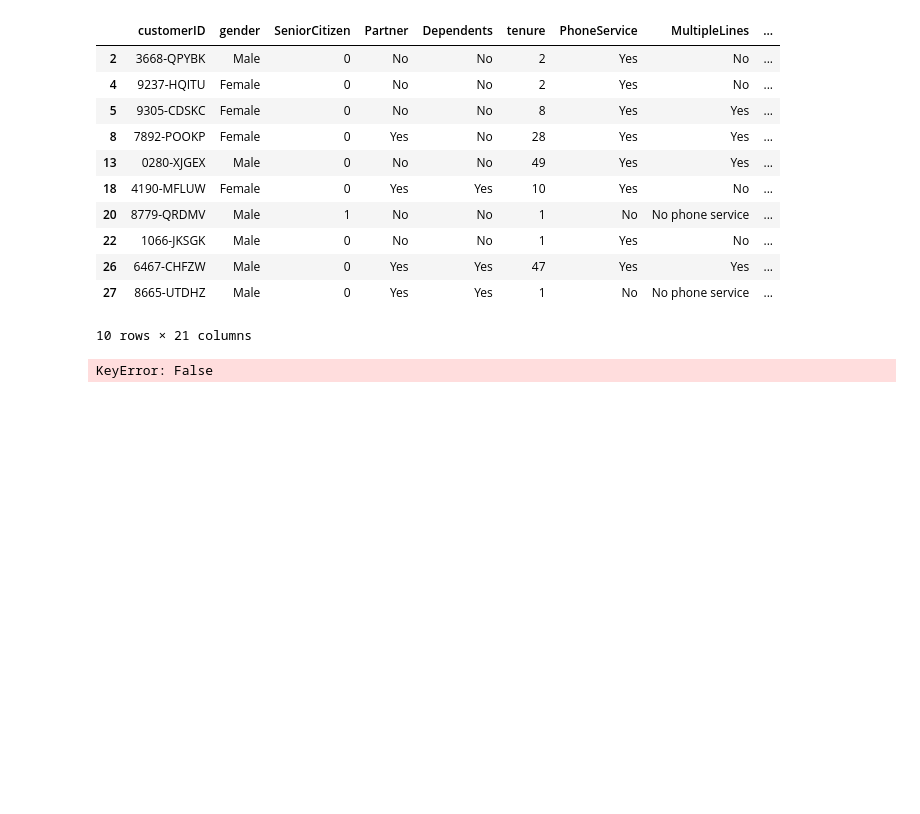
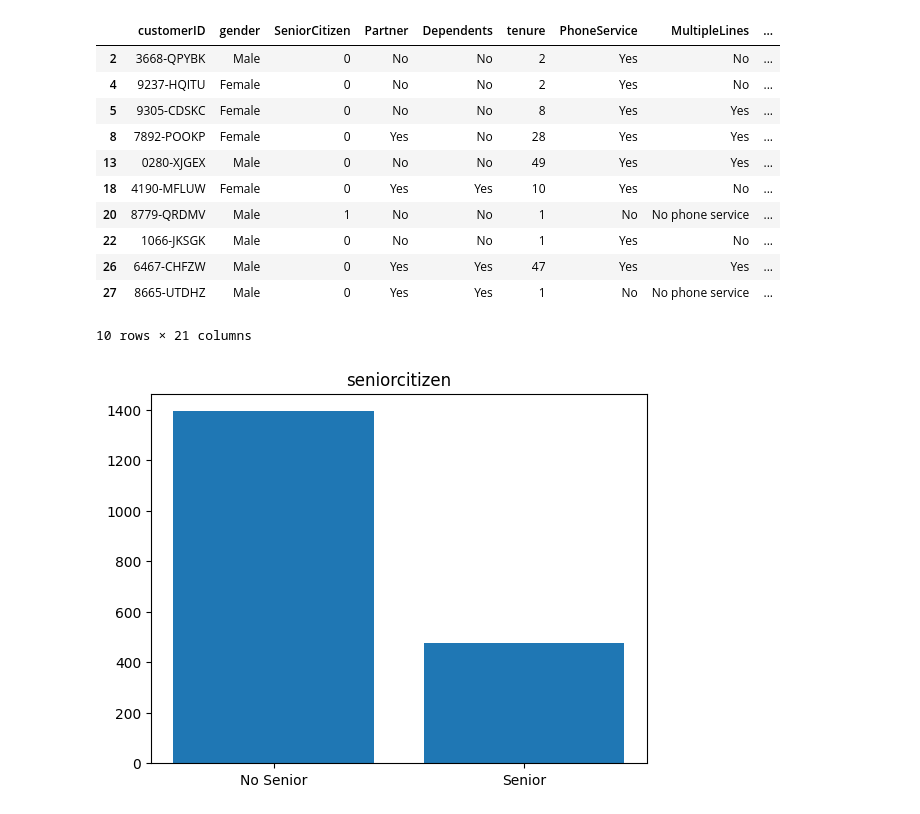
Before and after one commit to HugoCD20/churn-prediction, a Jupyter notebook: notebooks/eda.ipynb, the cells around one changed output. Saved outputs shown, nothing was run; the diff lists cells and outputs as text; code cells hidden in the pictures; blank space fills up the shorter version.

```diff
--- a/notebooks/eda.ipynb
+++ b/notebooks/eda.ipynb
@@ -50,14 +50,12 @@ churn.head(10)
 | 27 | 8665-UTDHZ | Male | 0 | Yes | Yes | 1 | No | No phone service | ... |
 10 rows × 21 columns
 # %%
-#histograma Seniorcitizen
-names = ["mayor","menor"]
-menor = churn[churn["SeniorCitizen"==0]].value_counts()
-mayor = churn[churn["SeniorCitizen"==1]].value_counts()
-print(menor)
-# plt.bar(names,[mayor,menor])
+#Seniorcitizen
 
-# plt.title("Histograma seniorcitizen")
-# plt.show()
+conteo = churn["SeniorCitizen"].value_counts()
+
+plt.bar(["No Senior","Senior"],conteo.values)
+plt.title("seniorcitizen")
+plt.show()
 # %% [output]
-KeyError: False
+[figure, added]
```
Also changed, not shown: parts of 3 cells of this notebook.
